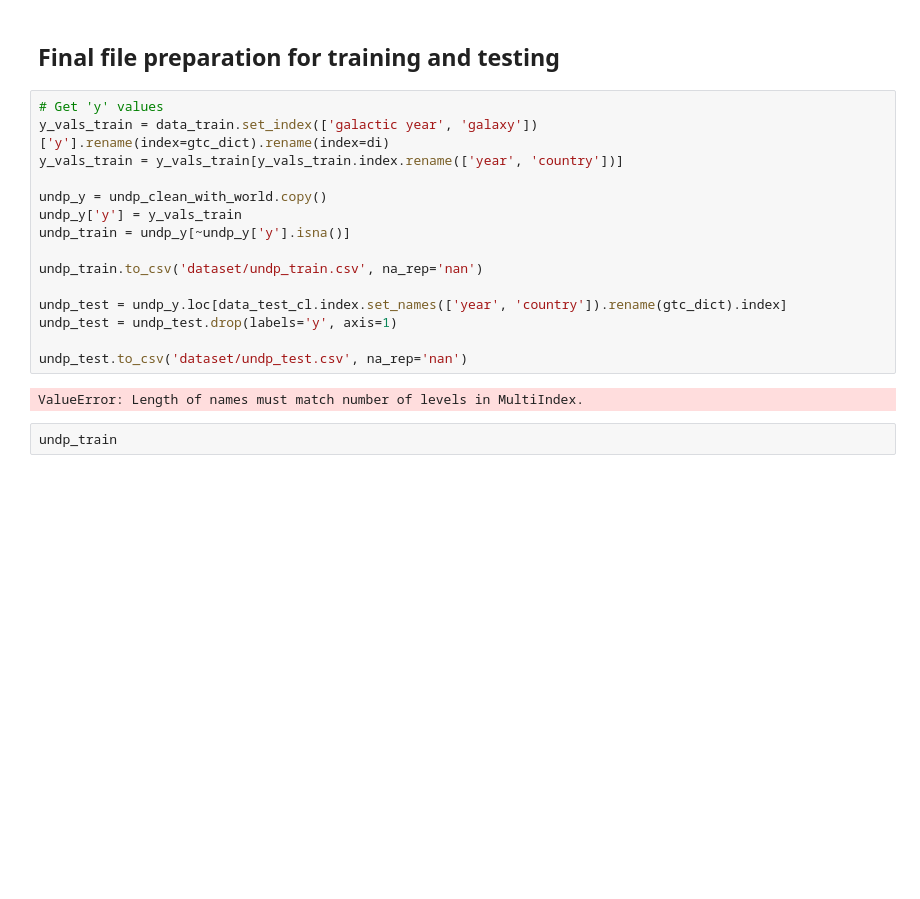
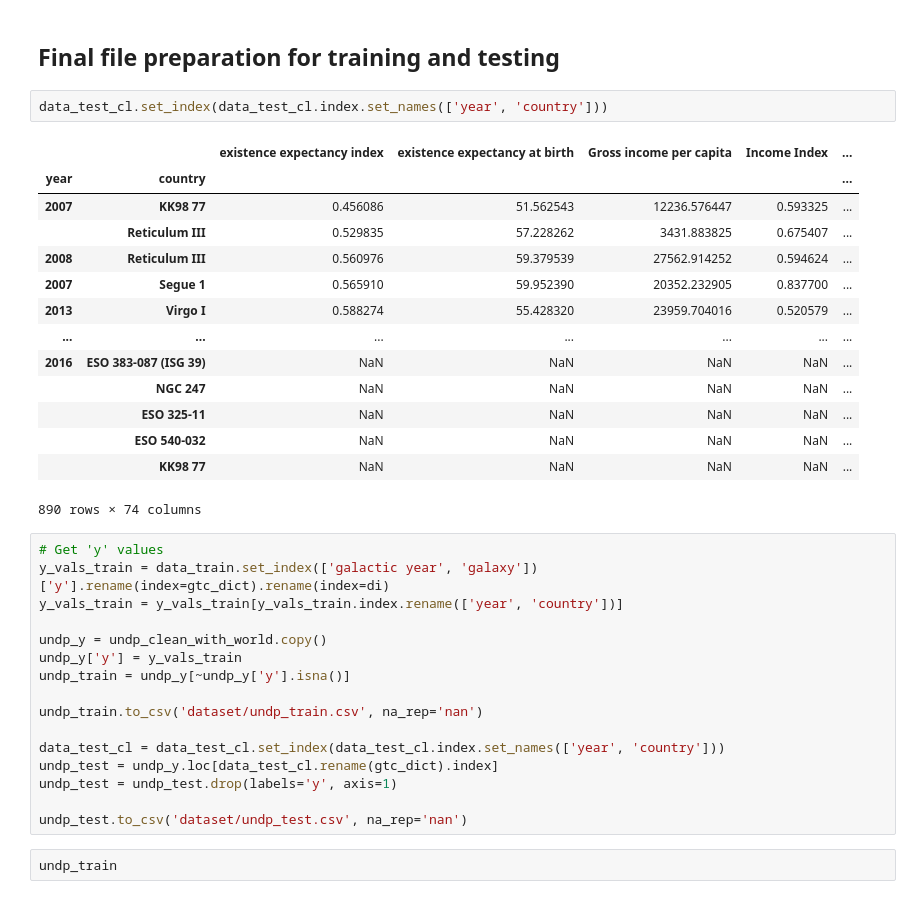
Before and after one commit to D1nay/prohack2020, a Jupyter notebook: Mapping countries to galaxies.ipynb, the cells around one changed output. Saved outputs shown, nothing was run; the diff lists cells and outputs as text; blank space fills up the shorter version.

```diff
--- a/Mapping countries to galaxies.ipynb
+++ b/Mapping countries to galaxies.ipynb
@@ -701,6 +701,23 @@ Renewable energy consumption (% of total final energy consumption)
 Name: (1990, NGC 5253), dtype: float64
 # %% [markdown]
 ## Final file preparation for training and testing
+# %%
+data_test_cl.set_index(data_test_cl.index.set_names(['year', 'country']))
+# %% [output]
+|  |  | existence expectancy index | existence expectancy at birth | Gross income per capita | Income Index | ... |
+| year | country |  |  |  |  | ... |
+| 2007 | KK98 77 | 0.456086 | 51.562543 | 12236.576447 | 0.593325 | ... |
+|  | Reticulum III | 0.529835 | 57.228262 | 3431.883825 | 0.675407 | ... |
+| 2008 | Reticulum III | 0.560976 | 59.379539 | 27562.914252 | 0.594624 | ... |
+| 2007 | Segue 1 | 0.565910 | 59.952390 | 20352.232905 | 0.837700 | ... |
+| 2013 | Virgo I | 0.588274 | 55.428320 | 23959.704016 | 0.520579 | ... |
+| ... | ... | ... | ... | ... | ... | ... |
+| 2016 | ESO 383-087 (ISG 39) | NaN | NaN | NaN | NaN | ... |
+|  | NGC 247 | NaN | NaN | NaN | NaN | ... |
+|  | ESO 325-11 | NaN | NaN | NaN | NaN | ... |
+|  | ESO 540-032 | NaN | NaN | NaN | NaN | ... |
+|  | KK98 77 | NaN | NaN | NaN | NaN | ... |
+890 rows × 74 columns
 # %%
 # Get 'y' values
 y_vals_train = data_train.set_index(['galactic year', 'galaxy'])['y'].rename(index=gtc_dict).rename(index=di)
@@ -712,12 +729,11 @@ undp_train = undp_y[~undp_y['y'].isna()]
 
 undp_train.to_csv('dataset/undp_train.csv', na_rep='nan')
 
-undp_test = undp_y.loc[data_test_cl.index.set_names(['year', 'country']).rename(gtc_dict).index]
+data_test_cl = data_test_cl.set_index(data_test_cl.index.set_names(['year', 'country']))
+undp_test = undp_y.loc[data_test_cl.rename(gtc_dict).index]
 undp_test = undp_test.drop(labels='y', axis=1)
 
 undp_test.to_csv('dataset/undp_test.csv', na_rep='nan')
-# %% [output]
-ValueError: Length of names must match number of levels in MultiIndex.
 # %%
 undp_train
 # %% [output]
```
Also changed, not shown: 2 other files.
